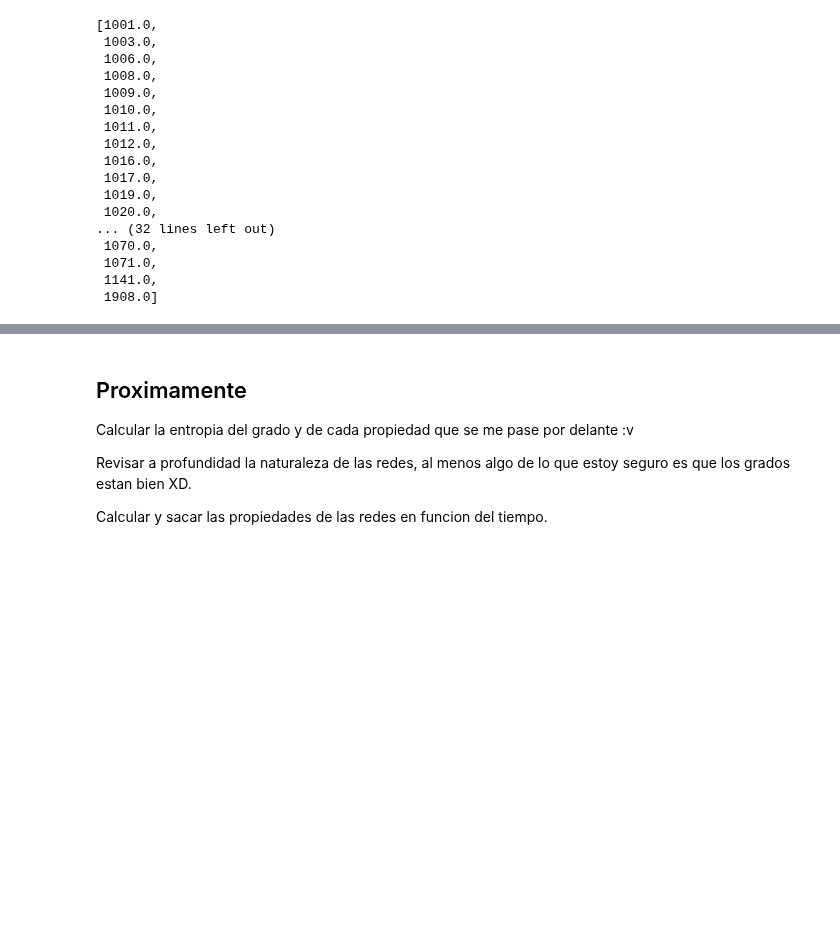
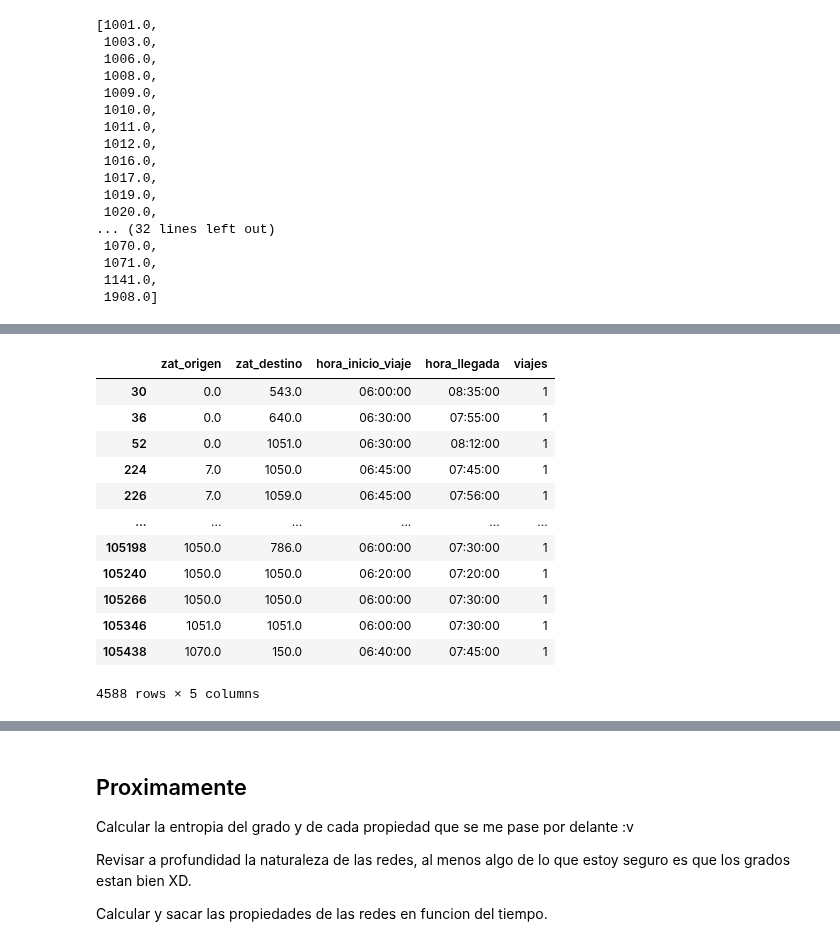
Before and after one commit to saramirezva/Tesis-congestion-Bogota, a Jupyter notebook: Red_completa_Bogota.ipynb, the cells around one changed output, grey strips where cells are left out. Drawn from its saved outputs; the diff is of its cells as text; code cells hidden in the pictures; blank space fills up the shorter version.

```diff
--- a/Red_completa_Bogota.ipynb
+++ b/Red_completa_Bogota.ipynb
@@ -990,0 +1059,16 @@ sorted(great_df[great_df['zat_destino'] > 999]['zat_destino'].unique())
+# %%
+df_time[(df_time['hora_inicio_viaje'] < datetime.time(7,0)) & (df_time['hora_llegada'] > datetime.time(7,0))]
+# %% [output]
+|  | zat_origen | zat_destino | hora_inicio_viaje | hora_llegada | viajes |
+| 30 | 0.0 | 543.0 | 06:00:00 | 08:35:00 | 1 |
+| 36 | 0.0 | 640.0 | 06:30:00 | 07:55:00 | 1 |
+| 52 | 0.0 | 1051.0 | 06:30:00 | 08:12:00 | 1 |
+| 224 | 7.0 | 1050.0 | 06:45:00 | 07:45:00 | 1 |
+| 226 | 7.0 | 1059.0 | 06:45:00 | 07:56:00 | 1 |
+| ... | ... | ... | ... | ... | ... |
+| 105198 | 1050.0 | 786.0 | 06:00:00 | 07:30:00 | 1 |
+| 105240 | 1050.0 | 1050.0 | 06:20:00 | 07:20:00 | 1 |
+| 105266 | 1050.0 | 1050.0 | 06:00:00 | 07:30:00 | 1 |
+| 105346 | 1051.0 | 1051.0 | 06:00:00 | 07:30:00 | 1 |
+| 105438 | 1070.0 | 150.0 | 06:40:00 | 07:45:00 | 1 |
+4588 rows × 5 columns
```
Also changed, not shown: parts of 17 cells of this notebook.
